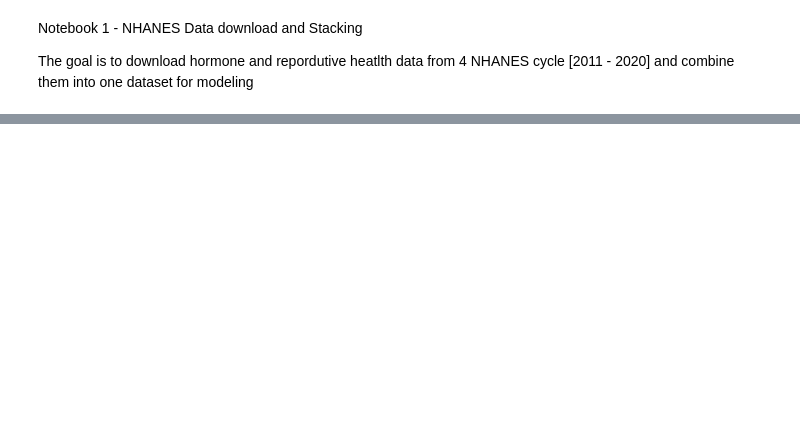
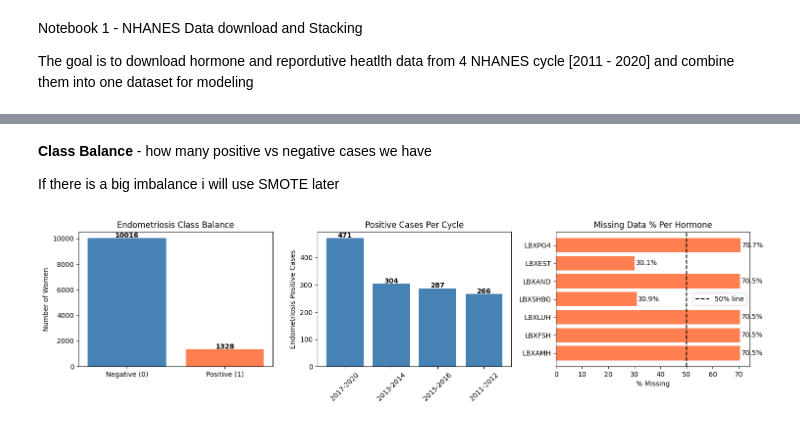
Before and after one commit to Priyall33/Pcos-Endometrosis-risk-model, a Jupyter notebook: 01_setup_and_nhanes_eda.ipynb, the cells around one changed output, grey strips where cells are left out. Saved outputs shown, nothing was run; the diff lists cells and outputs as text; code cells hidden in the pictures; blank space fills up the shorter version.

```diff
--- a/01_setup_and_nhanes_eda.ipynb
+++ b/01_setup_and_nhanes_eda.ipynb
@@ -169,0 +176,77 @@ files.download('nhanes_stacked_all_cycles.csv')
+# %%
+import matplotlib.pyplot as plt
+import pandas as pd
+import os
+
+#create output folder if it doesn't exist
+os.makedirs('outputs', exist_ok=True)
+
+# Load the saved CSV
+df = pd.read_csv('nhanes_stacked_all_cycles.csv')
+# %% [markdown]
+**Class Balance** - how many positive vs negative cases we have
+
+If there is a big imbalance i will use SMOTE later
+# %%
+import matplotlib.pyplot as plt
+import os
+
+os.makedirs('outputs', exist_ok=True)
+
+fig, axes = plt.subplots(1, 3, figsize=(15, 4))
+
+# Class Balance
+counts = df['endometriosis'].value_counts().sort_index()
+axes[0].bar(['Negative (0)', 'Positive (1)'],
+            counts.values,
+            color=['steelblue', 'coral'])
+axes[0].set_title('Endometriosis Class Balance')
+axes[0].set_ylabel('Number of Women')
+
+for i, v in enumerate(counts.values):
+    axes[0].text(i, v + 50, str(v), ha='center', fontweight='bold')
+
+# Positive cases per cycle
+cycle_counts = df[df['endometriosis'] == 1]['cycle'].value_counts()
+
+axes[1].bar(range(len(cycle_counts)),    # x positions
+            cycle_counts.values,          # bar heights
+            color='steelblue')
+axes[1].set_xticks(range(len(cycle_counts)))
+axes[1].set_xticklabels(cycle_counts.index, rotation=45)
+axes[1].set_title('Positive Cases Per Cycle')
+axes[1].set_ylabel('Endometriosis Positive Cases')
+
+for i, v in enumerate(cycle_counts.values):
+    axes[1].text(i, v + 3, str(v), ha='center', fontweight='bold')
+
+#  Missing hormone data
+hormone_cols = ['LBXAMH', 'LBXFSH', 'LBXLUH',
+                'LBXSHBG', 'LBXAND', 'LBXEST', 'LBXPG4']
+
+missing_pct = df[hormone_cols].isnull().mean() * 100
+
+axes[2].barh(hormone_cols, missing_pct.values, color='coral')
+axes[2].set_title('Missing Data % Per Hormone')
+axes[2].set_xlabel('% Missing')
+axes[2].axvline(x=50, color='black', linestyle='--', label='50% line')
+axes[2].legend()
+
+for i, v in enumerate(missing_pct.values):
+    axes[2].text(v + 0.5, i, f'{v:.1f}%', va='center')
+
+plt.tight_layout()
+plt.savefig('outputs/nhanes_eda_charts.png', dpi=150, bbox_inches='tight')
+plt.show()
+
+print("\n KEY FINDINGS ")
+print(f"Total women       : {len(df):,}")
+print(f"Endo positive     : {(df['endometriosis']==1).sum():,} ({(df['endometriosis']==1).mean()*100:.1f}%)")
+print(f"Endo negative     : {(df['endometriosis']==0).sum():,} ({(df['endometriosis']==0).mean()*100:.1f}%)")
+print(f"Imbalance ratio   : 1 positive for every {round((df['endometriosis']==0).sum()/(df['endometriosis']==1).sum())} negatives")
+print(f"\nHormone availability:")
+for col in hormone_cols:
+    pct = df[col].notna().mean() * 100
+    print(f"  {col}: {pct:.1f}% available")
+# %% [output]
+[figure, added]
```
Also changed, not shown: parts of 5 cells of this notebook.
